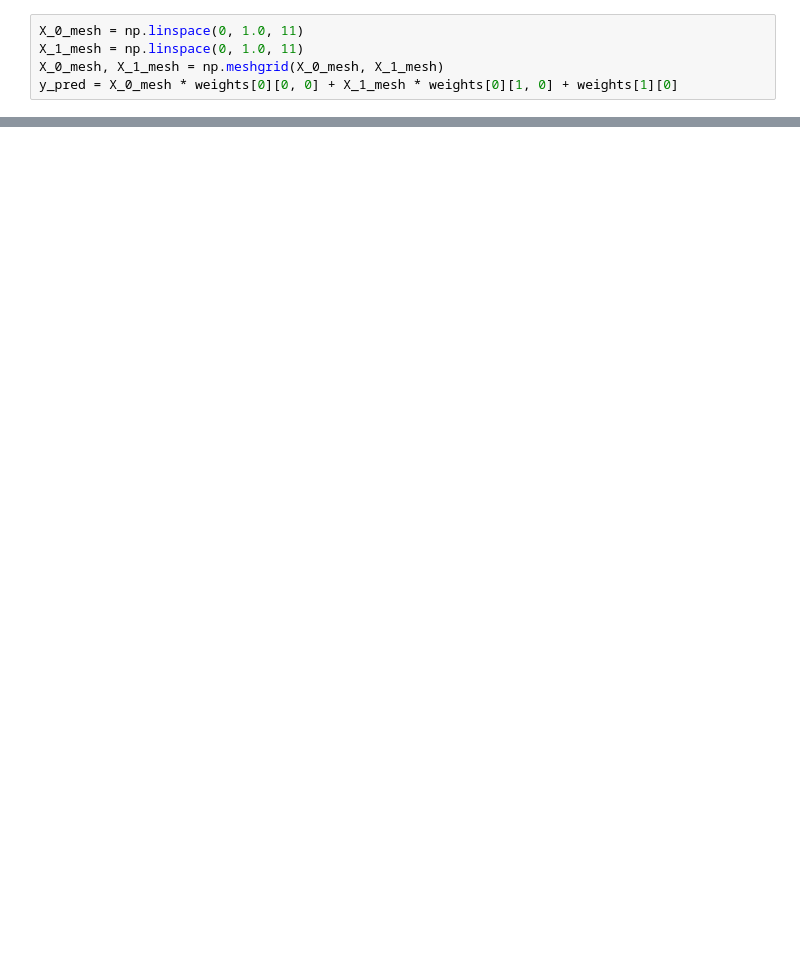
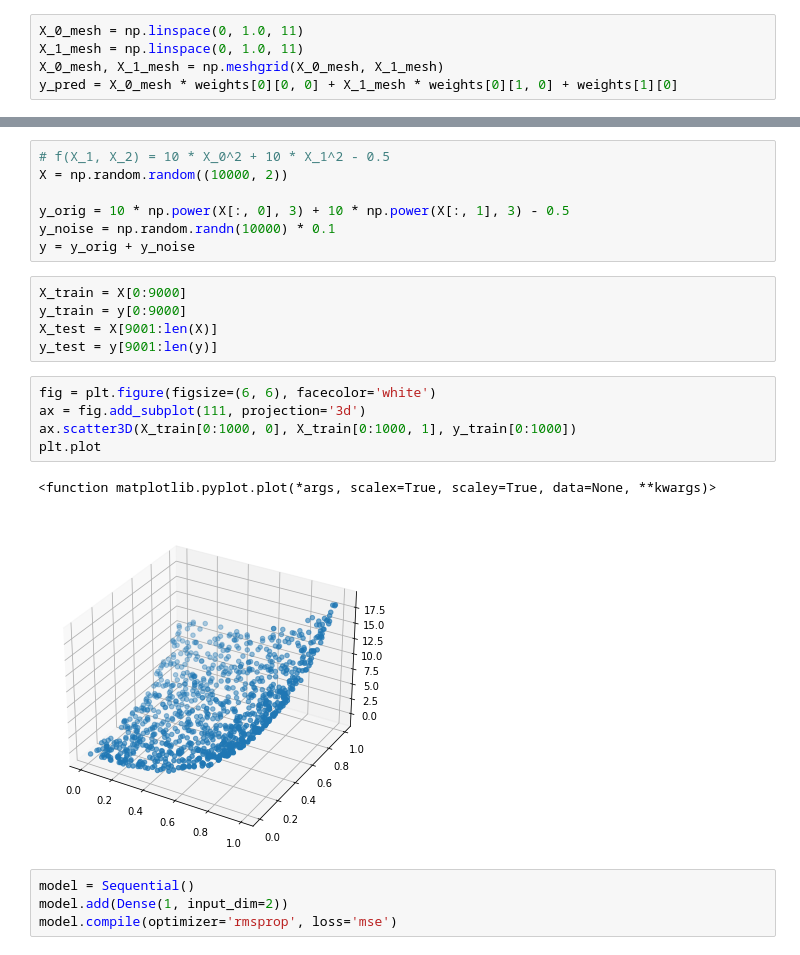
Before and after one commit to kotabrog/table_data_method_list, a Jupyter notebook: notebook/regression/linear_regression.ipynb, the cells around one changed output, grey strips where cells are left out. Drawn from its saved outputs; the diff is of its cells as text; blank space fills up the shorter version.

```diff
--- a/notebook/regression/linear_regression.ipynb
+++ b/notebook/regression/linear_regression.ipynb
@@ -78,0 +78,24 @@ plt.plot
+# %%
+# f(X_1, X_2) = 10 * X_0^2 + 10 * X_1^2 - 0.5
+X = np.random.random((10000, 2))
+
+y_orig = 10 * np.power(X[:, 0], 3) + 10 * np.power(X[:, 1], 3) - 0.5
+y_noise = np.random.randn(10000) * 0.1
+y = y_orig + y_noise
+# %%
+X_train = X[0:9000]
+y_train = y[0:9000]
+X_test = X[9001:len(X)]
+y_test = y[9001:len(y)]
+# %%
+fig = plt.figure(figsize=(6, 6), facecolor='white')
+ax = fig.add_subplot(111, projection='3d')
+ax.scatter3D(X_train[0:1000, 0], X_train[0:1000, 1], y_train[0:1000])
+plt.plot
+# %% [output]
+<function matplotlib.pyplot.plot(*args, scalex=True, scaley=True, data=None, **kwargs)>
+[figure, added]
+# %%
+model = Sequential()
+model.add(Dense(1, input_dim=2))
+model.compile(optimizer='rmsprop', loss='mse')
```
Also changed, not shown: parts of 9 cells of this notebook.
